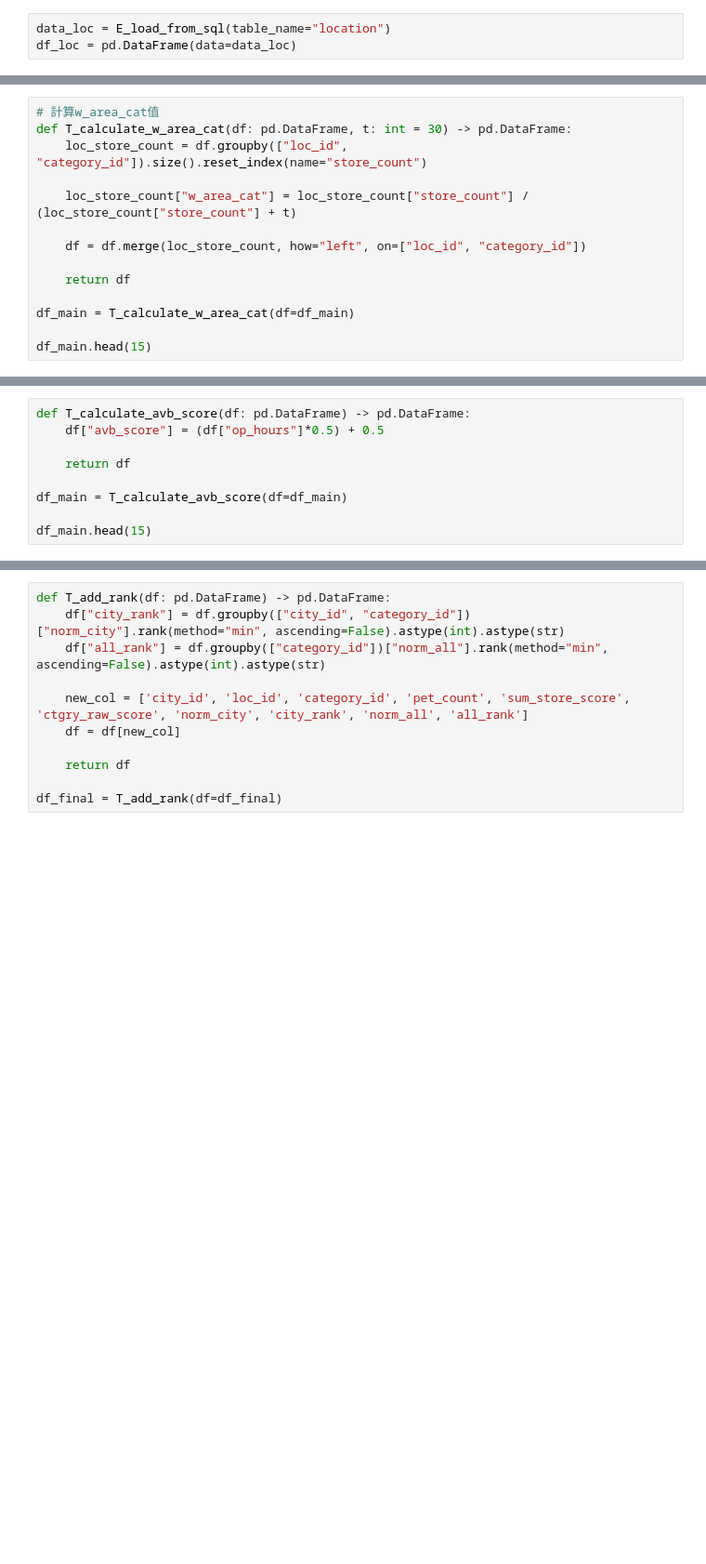
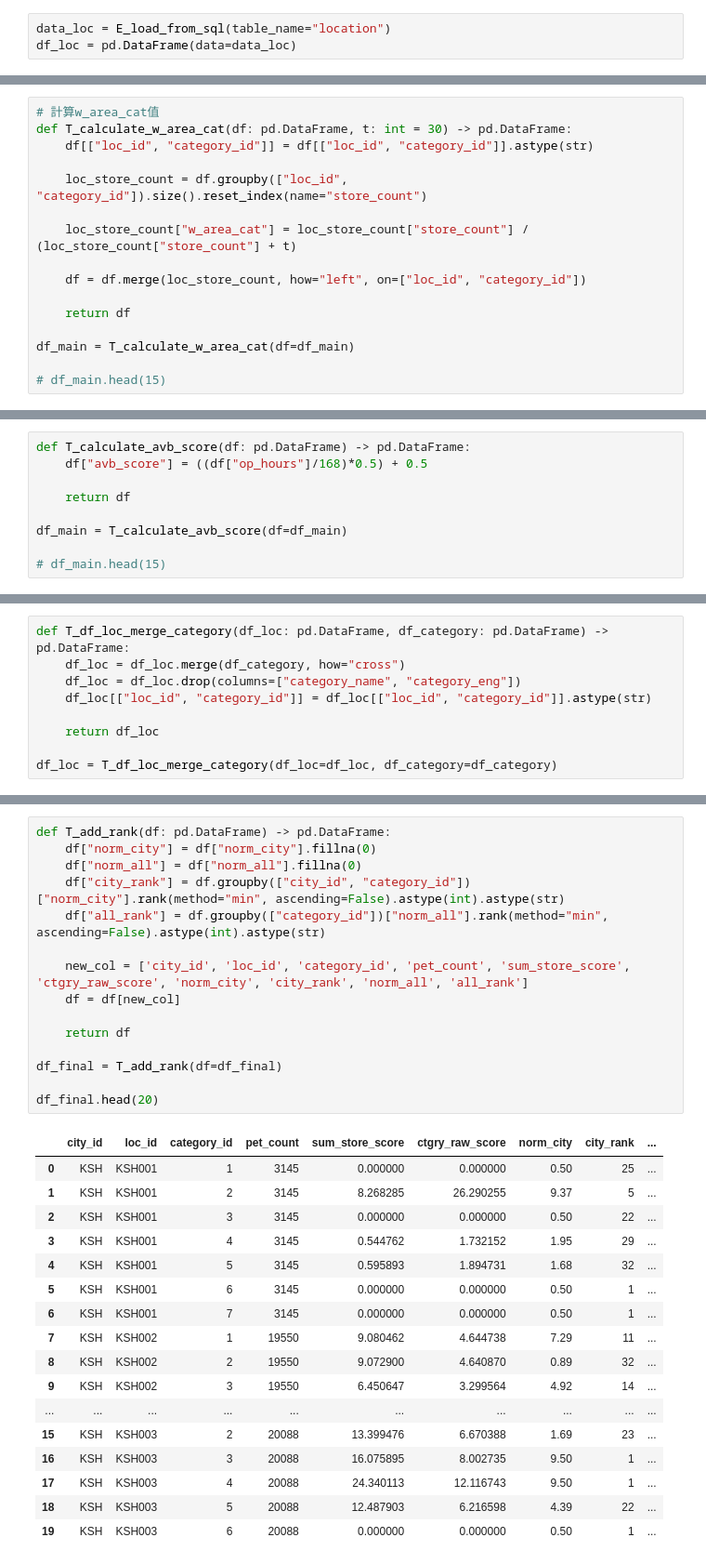
Before and after one commit to refinism-B/TJR103-Group-1-Project, a Jupyter notebook: code/1_bevis/compute_m.ipynb, the cells around one changed output, grey strips where cells are left out. Shown at 93% size. Drawn from its saved outputs; the diff is of its cells as text; blank space fills up the shorter version.

```diff
--- a/code/1_bevis/compute_m.ipynb
+++ b/code/1_bevis/compute_m.ipynb
@@ -80,6 +87,8 @@ df_pet["city_id"] = df_pet["loc_id"].str[:3]
 # %%
 # 計算w_area_cat值
 def T_calculate_w_area_cat(df: pd.DataFrame, t: int = 30) -> pd.DataFrame:
+    df[["loc_id", "category_id"]] = df[["loc_id", "category_id"]].astype(str)
+
     loc_store_count = df.groupby(["loc_id", "category_id"]).size().reset_index(name="store_count")
 
     loc_store_count["w_area_cat"] = loc_store_count["store_count"] / (loc_store_count["store_count"] + t)
@@ -90,4 +99,4 @@ def T_calculate_w_area_cat(df: pd.DataFrame, t: int = 30) -> pd.DataFrame:
 
 df_main = T_calculate_w_area_cat(df=df_main)
 
-df_main.head(15)
+# df_main.head(15)
@@ -202,9 +141,9 @@ df_main.head(15)
 # %%
 def T_calculate_avb_score(df: pd.DataFrame) -> pd.DataFrame:
-    df["avb_score"] = (df["op_hours"]*0.5) + 0.5
+    df["avb_score"] = ((df["op_hours"]/168)*0.5) + 0.5
 
     return df
 
 df_main = T_calculate_avb_score(df=df_main)
 
-df_main.head(15)
+# df_main.head(15)
@@ -257 +169,10 @@ df_main.head(15)
+# %%
+def T_df_loc_merge_category(df_loc: pd.DataFrame, df_category: pd.DataFrame) -> pd.DataFrame:
+    df_loc = df_loc.merge(df_category, how="cross")
+    df_loc = df_loc.drop(columns=["category_name", "category_eng"])
+    df_loc[["loc_id", "category_id"]] = df_loc[["loc_id", "category_id"]].astype(str)
+
+    return df_loc
+
+df_loc = T_df_loc_merge_category(df_loc=df_loc, df_category=df_category)
 # %%
@@ -353,12 +261,34 @@ df_final.head(15)
 # %%
 def T_add_rank(df: pd.DataFrame) -> pd.DataFrame:
+    df["norm_city"] = df["norm_city"].fillna(0)
+    df["norm_all"] = df["norm_all"].fillna(0)
     df["city_rank"] = df.groupby(["city_id", "category_id"])["norm_city"].rank(method="min", ascending=False).astype(int).astype(str)
     df["all_rank"] = df.groupby(["category_id"])["norm_all"].rank(method="min", ascending=False).astype(int).astype(str)
 
     new_col = ['city_id', 'loc_id', 'category_id', 'pet_count', 'sum_store_score', 'ctgry_raw_score', 'norm_city', 'city_rank', 'norm_all', 'all_rank']
     df = df[new_col]
 
     return df
 
 df_final = T_add_rank(df=df_final)
+
+df_final.head(20)
+# %% [output]
+|  | city_id | loc_id | category_id | pet_count | sum_store_score | ctgry_raw_score | norm_city | city_rank | ... |
+| 0 | KSH | KSH001 | 1 | 3145 | 0.000000 | 0.000000 | 0.50 | 25 | ... |
+| 1 | KSH | KSH001 | 2 | 3145 | 8.268285 | 26.290255 | 9.37 | 5 | ... |
+| 2 | KSH | KSH001 | 3 | 3145 | 0.000000 | 0.000000 | 0.50 | 22 | ... |
+| 3 | KSH | KSH001 | 4 | 3145 | 0.544762 | 1.732152 | 1.95 | 29 | ... |
+| 4 | KSH | KSH001 | 5 | 3145 | 0.595893 | 1.894731 | 1.68 | 32 | ... |
+| 5 | KSH | KSH001 | 6 | 3145 | 0.000000 | 0.000000 | 0.50 | 1 | ... |
+| 6 | KSH | KSH001 | 7 | 3145 | 0.000000 | 0.000000 | 0.50 | 1 | ... |
+| 7 | KSH | KSH002 | 1 | 19550 | 9.080462 | 4.644738 | 7.29 | 11 | ... |
+| 8 | KSH | KSH002 | 2 | 19550 | 9.072900 | 4.640870 | 0.89 | 32 | ... |
+| 9 | KSH | KSH002 | 3 | 19550 | 6.450647 | 3.299564 | 4.92 | 14 | ... |
+| ... | ... | ... | ... | ... | ... | ... | ... | ... | ... |
+| 15 | KSH | KSH003 | 2 | 20088 | 13.399476 | 6.670388 | 1.69 | 23 | ... |
+| 16 | KSH | KSH003 | 3 | 20088 | 16.075895 | 8.002735 | 9.50 | 1 | ... |
+| 17 | KSH | KSH003 | 4 | 20088 | 24.340113 | 12.116743 | 9.50 | 1 | ... |
+| 18 | KSH | KSH003 | 5 | 20088 | 12.487903 | 6.216598 | 4.39 | 22 | ... |
+| 19 | KSH | KSH003 | 6 | 20088 | 0.000000 | 0.000000 | 0.50 | 1 | ... |
 # %%
```
Also changed, not shown: parts of 17 cells of this notebook, 2 other files.
